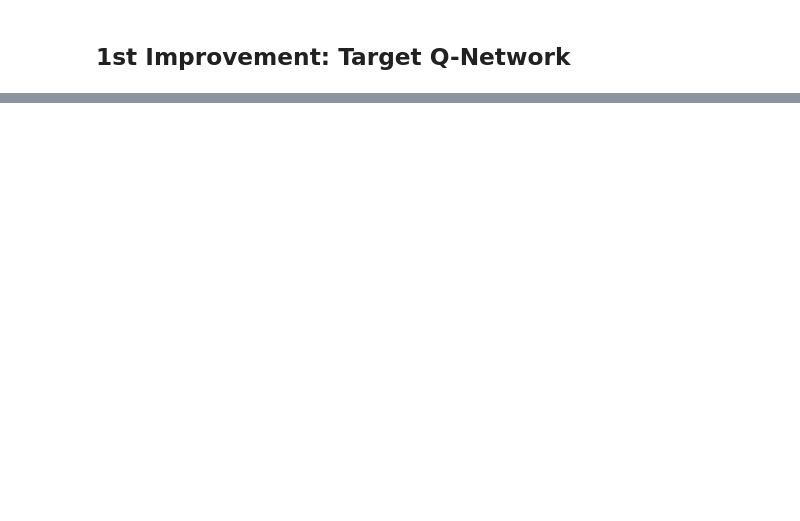
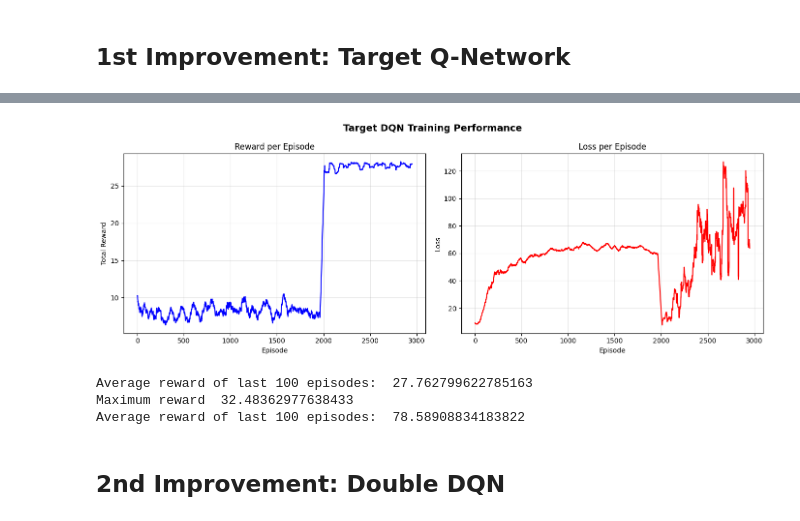
Before and after one commit to nasoskar/ReinforcementLearning, a Jupyter notebook: dqn.ipynb, the cells around one changed output, grey strips where cells are left out. Cells and saved outputs as stored; diff of their text form; code cells hidden in the pictures; blank space fills up the shorter version.

```diff
--- a/dqn.ipynb
+++ b/dqn.ipynb
@@ -326,0 +309,43 @@ def training_results(results, title='DQN Training Rewards'):
+# %%
+import json
+import matplotlib.pyplot as plt
+import numpy as np
+
+with open('target_dqn_history.json', 'r') as f:
+    history = json.load(f)
+
+rewards_history = history['rewards']
+loss_history = history['losses']
+
+def smooth(data, window=50):
+    return np.convolve(data, np.ones(window)/window, mode='valid')
+
+fig, axes = plt.subplots(1, 2, figsize=(14, 5))
+fig.suptitle('Target DQN Training Performance', fontsize=14, fontweight='bold')
+
+axes[0].plot(smooth(rewards_history), color='blue')
+axes[0].set_title('Reward per Episode')
+axes[0].set_xlabel('Episode')
+axes[0].set_ylabel('Total Reward')
+axes[0].grid(True, alpha=0.3)
+
+axes[1].plot(smooth(loss_history), color='red')
+axes[1].set_title('Loss per Episode')
+axes[1].set_xlabel('Episode')
+axes[1].set_ylabel('Loss')
+axes[1].grid(True, alpha=0.3)
+
+plt.tight_layout()
+plt.show()
+# %% [output]
+[figure, added]
+# %%
+print("Average reward of last 100 episodes: ", np.mean(rewards_history[-100:]))
+print("Maximum reward ", np.max(rewards_history))
+print("Average reward of last 100 episodes: ", np.mean(loss_history[-100:]))
+# %% [output]
+Average reward of last 100 episodes:  27.762799622785163
+Maximum reward  32.48362977638433
+Average reward of last 100 episodes:  78.58908834183822
+# %% [markdown]
+## 2nd Improvement: Double DQN
```
Also changed, not shown: parts of 16 cells of this notebook, 1 other file.
